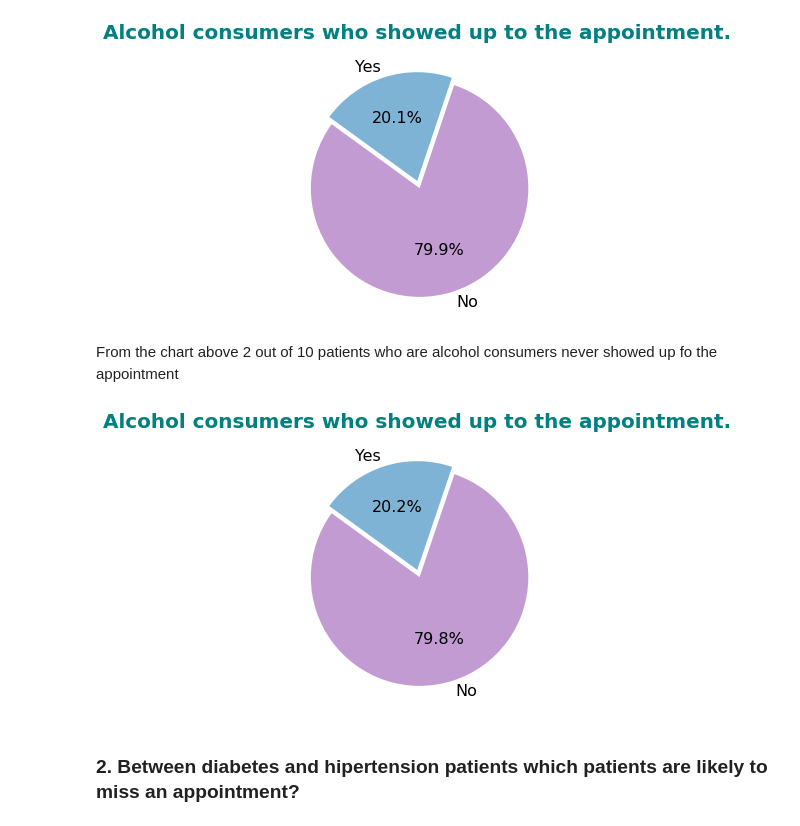
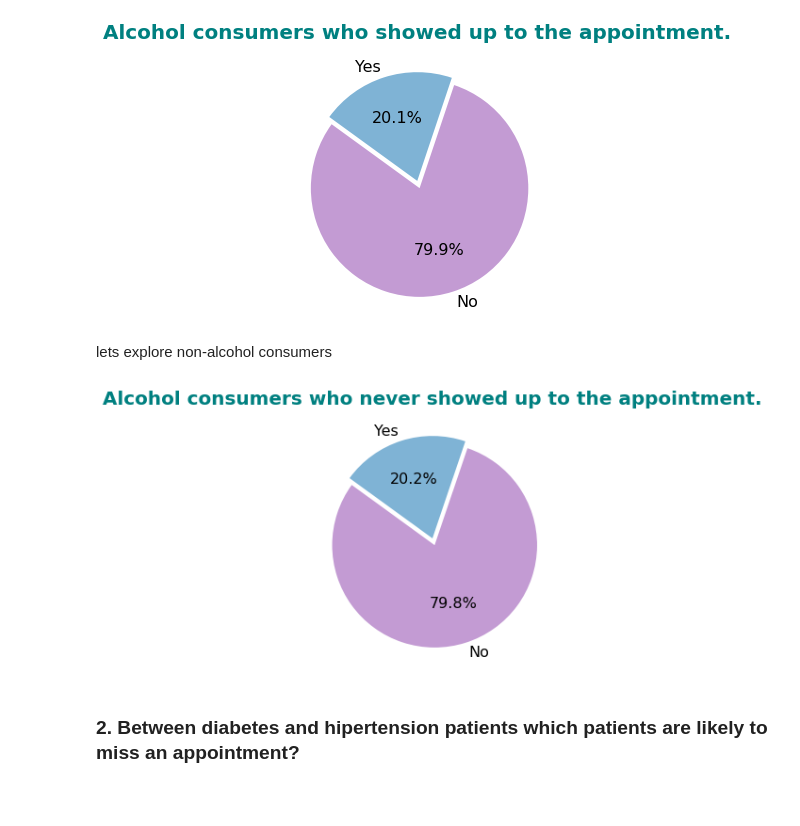
Before and after one commit to MokuaEnock/Appointments-Analysis, a Jupyter notebook: files/Investigate_a_Dataset.ipynb, the cells around one changed output. Saved outputs shown, nothing was run; the diff lists cells and outputs as text; code cells hidden in the pictures; blank space fills up the shorter version.

```diff
--- a/files/Investigate_a_Dataset.ipynb
+++ b/files/Investigate_a_Dataset.ipynb
@@ -344,17 +321,17 @@ plt.ylabel(None)
 plt.show()
 # %% [output]
 [figure]
-# %% [markdown]
-From the chart above 2 out of 10 patients who are alcohol consumers never showed up fo the appointment
+# %% [markdown]
+lets explore non-alcohol consumers
 # %%
 no_alcohol['No-show'].value_counts().plot(kind = "pie", startangle=144, colors = colors, explode=(0.07, 0), autopct = '%1.1f%%')
-plt.title('Alcohol consumers who showed up to the appointment.', fontsize = 20, fontweight = 'bold', color = 'teal')
+plt.title('Alcohol consumers who never showed up to the appointment.', fontsize = 20, fontweight = 'bold', color = 'teal')
 plt.axis('off')
 plt.xlabel(None)
 plt.ylabel(None)
 plt.show()
 # %% [output]
-[figure, old version]
+[figure, new version]
 # %% [markdown]
 ### 2. Between diabetes and hipertension patients which patients are likely to miss an appointment?
 # %%
```
Also changed, not shown: parts of 9 cells of this notebook.
